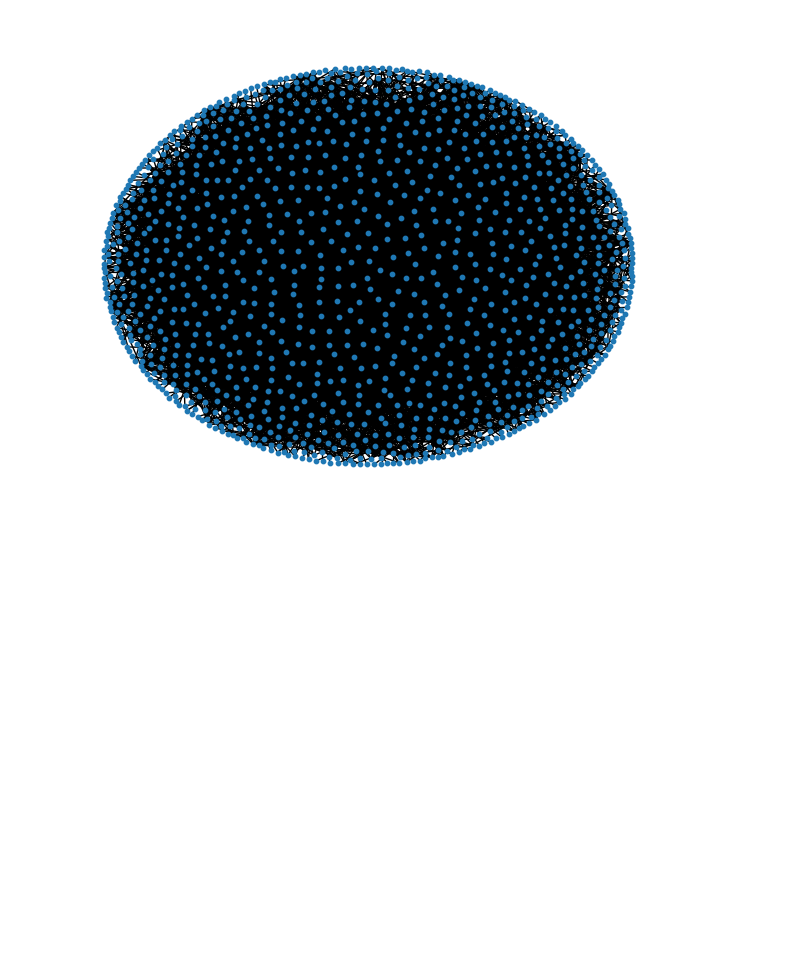
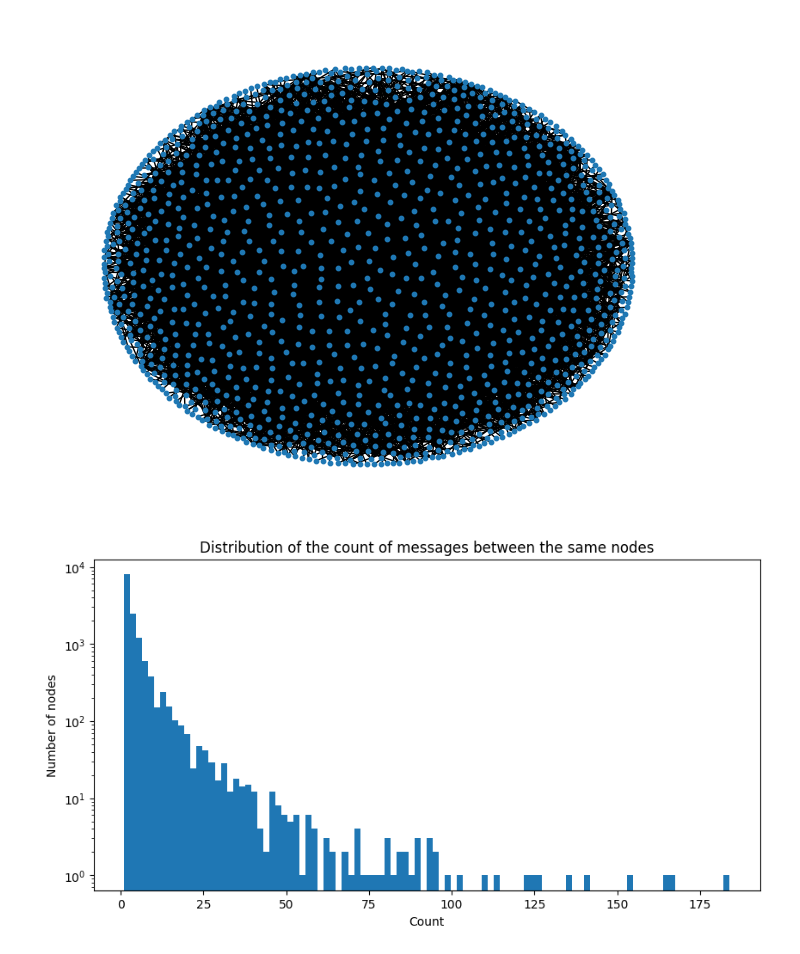
Before and after one commit to BambusControl/rug-sna-pizza-giving, a Jupyter notebook: college_msg_files/college_msg.ipynb, the cells around one changed output. Drawn from its saved outputs; the diff is of its cells as text; code cells hidden in the pictures; blank space fills up the shorter version.

```diff
--- a/college_msg_files/college_msg.ipynb
+++ b/college_msg_files/college_msg.ipynb
@@ -322,3 +322,22 @@ pos = nx.arf_layout(rec_giant_graph)
 nx.draw(rec_giant_graph, pos, with_labels=False, node_size=10)
 # %% [output]
 [figure]
+# %%
+# Sum up the count of messages between the same nodes
+# raw_data_df.groupby(['source', 'target']).size().reset_index(name='count').sort_values(by='count', ascending=False)
+
+# Sum up the count of messages between the same nodes (regardless of direction) in a new table
+raw_data_df['source_target'] = raw_data_df.apply(lambda x: (x['source'], x['target']), axis=1)
+raw_data_df['source_target'] = raw_data_df['source_target'].apply(lambda x: tuple(sorted(x)))
+summed_messages = raw_data_df.groupby('source_target').size().reset_index(name='count').sort_values(by='count', ascending=False)
+
+# distribution of the count of messages between the same nodes (logarithmic)
+import matplotlib.pyplot as plt
+plt.figure(figsize=(10, 5))
+plt.hist(summed_messages['count'], bins=100, log=True)
+plt.title("Distribution of the count of messages between the same nodes")
+plt.xlabel("Count")
+plt.ylabel("Number of nodes")
+plt.show()
+# %% [output]
+[figure, added]
```
